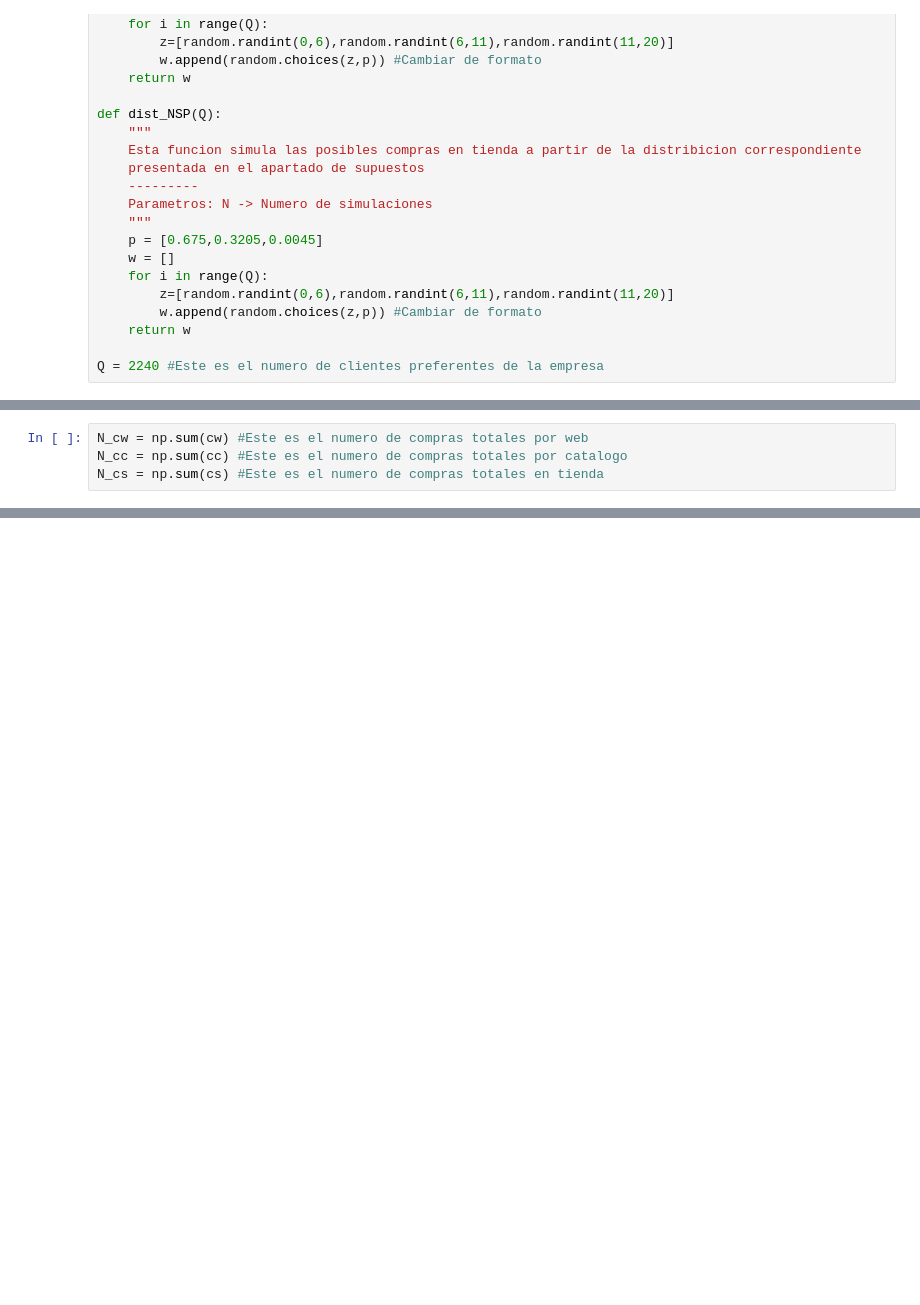
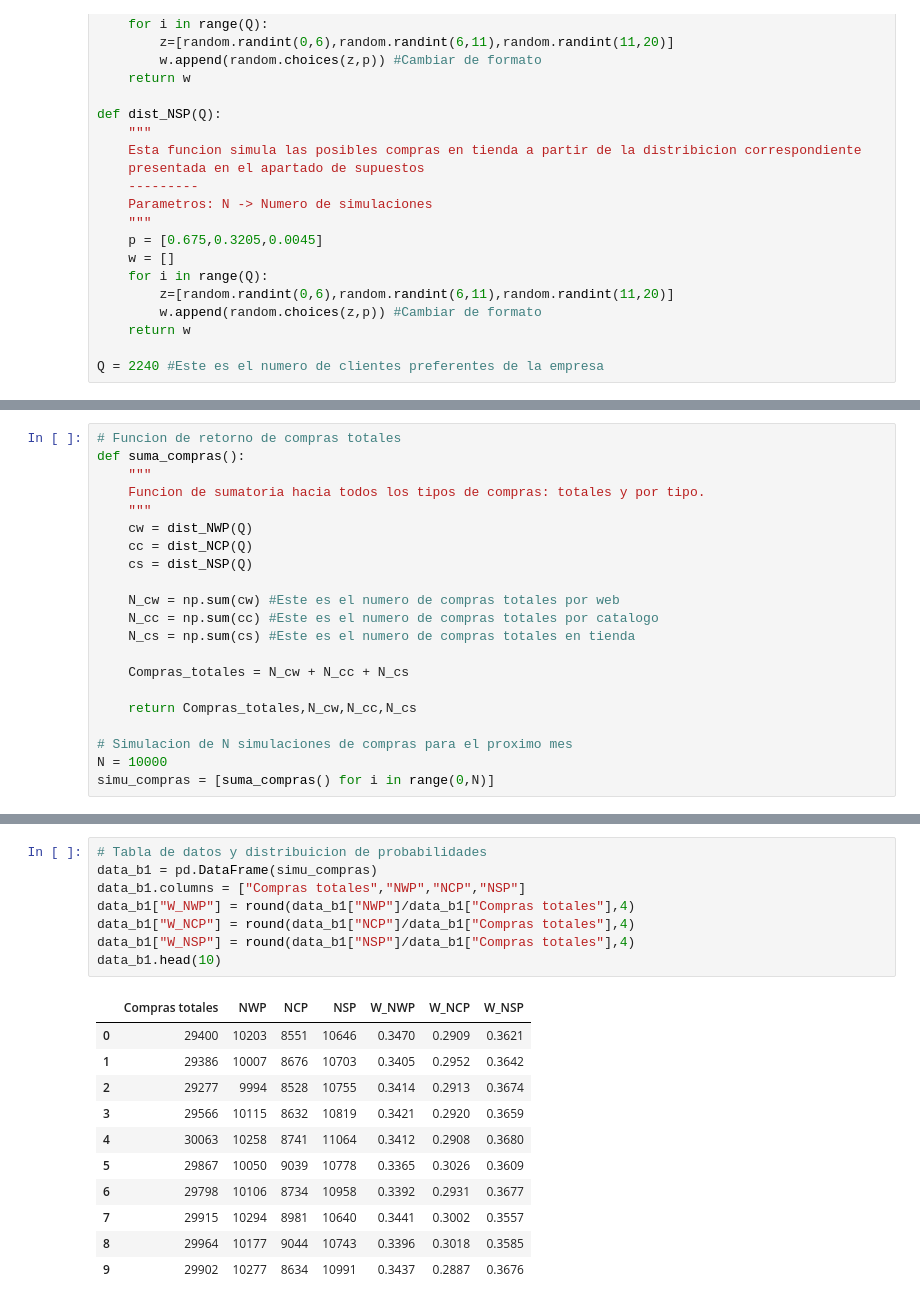
Before and after one commit to berlinpreciado21/ProyectoSimFin_CCorrales_BIPreciado_MVerea, a Jupyter notebook: PE1_BIPE_CCC_MV.ipynb, the cells around one changed output, grey strips where cells are left out. Cells and saved outputs as stored; diff of their text form; blank space fills up the shorter version.

```diff
--- a/PE1_BIPE_CCC_MV.ipynb
+++ b/PE1_BIPE_CCC_MV.ipynb
@@ -393,4 +211,21 @@ Text(0.5, 1.0, 'Distribucion de compras en tienda')
 # %%
-N_cw = np.sum(cw) #Este es el numero de compras totales por web
-N_cc = np.sum(cc) #Este es el numero de compras totales por catalogo
-N_cs = np.sum(cs) #Este es el numero de compras totales en tienda
+# Funcion de retorno de compras totales
+def suma_compras():
+    """
+    Funcion de sumatoria hacia todos los tipos de compras: totales y por tipo.
+    """
+    cw = dist_NWP(Q)
+    cc = dist_NCP(Q)
+    cs = dist_NSP(Q)
+
+    N_cw = np.sum(cw) #Este es el numero de compras totales por web
+    N_cc = np.sum(cc) #Este es el numero de compras totales por catalogo
+    N_cs = np.sum(cs) #Este es el numero de compras totales en tienda
+
+    Compras_totales = N_cw + N_cc + N_cs
+
+    return Compras_totales,N_cw,N_cc,N_cs
+
+# Simulacion de N simulaciones de compras para el proximo mes
+N = 10000
+simu_compras = [suma_compras() for i in range(0,N)]
@@ -401,0 +259,20 @@ Compras_totales
+# %%
+# Tabla de datos y distribuicion de probabilidades
+data_b1 = pd.DataFrame(simu_compras)
+data_b1.columns = ["Compras totales","NWP","NCP","NSP"]
+data_b1["W_NWP"] = round(data_b1["NWP"]/data_b1["Compras totales"],4)
+data_b1["W_NCP"] = round(data_b1["NCP"]/data_b1["Compras totales"],4)
+data_b1["W_NSP"] = round(data_b1["NSP"]/data_b1["Compras totales"],4)
+data_b1.head(10)
+# %% [output]
+|  | Compras totales | NWP | NCP | NSP | W_NWP | W_NCP | W_NSP |
+| 0 | 29400 | 10203 | 8551 | 10646 | 0.3470 | 0.2909 | 0.3621 |
+| 1 | 29386 | 10007 | 8676 | 10703 | 0.3405 | 0.2952 | 0.3642 |
+| 2 | 29277 | 9994 | 8528 | 10755 | 0.3414 | 0.2913 | 0.3674 |
+| 3 | 29566 | 10115 | 8632 | 10819 | 0.3421 | 0.2920 | 0.3659 |
+| 4 | 30063 | 10258 | 8741 | 11064 | 0.3412 | 0.2908 | 0.3680 |
+| 5 | 29867 | 10050 | 9039 | 10778 | 0.3365 | 0.3026 | 0.3609 |
+| 6 | 29798 | 10106 | 8734 | 10958 | 0.3392 | 0.2931 | 0.3677 |
+| 7 | 29915 | 10294 | 8981 | 10640 | 0.3441 | 0.3002 | 0.3557 |
+| 8 | 29964 | 10177 | 9044 | 10743 | 0.3396 | 0.3018 | 0.3585 |
+| 9 | 29902 | 10277 | 8634 | 10991 | 0.3437 | 0.2887 | 0.3676 |
```
Also changed, not shown: parts of 50 cells of this notebook.
